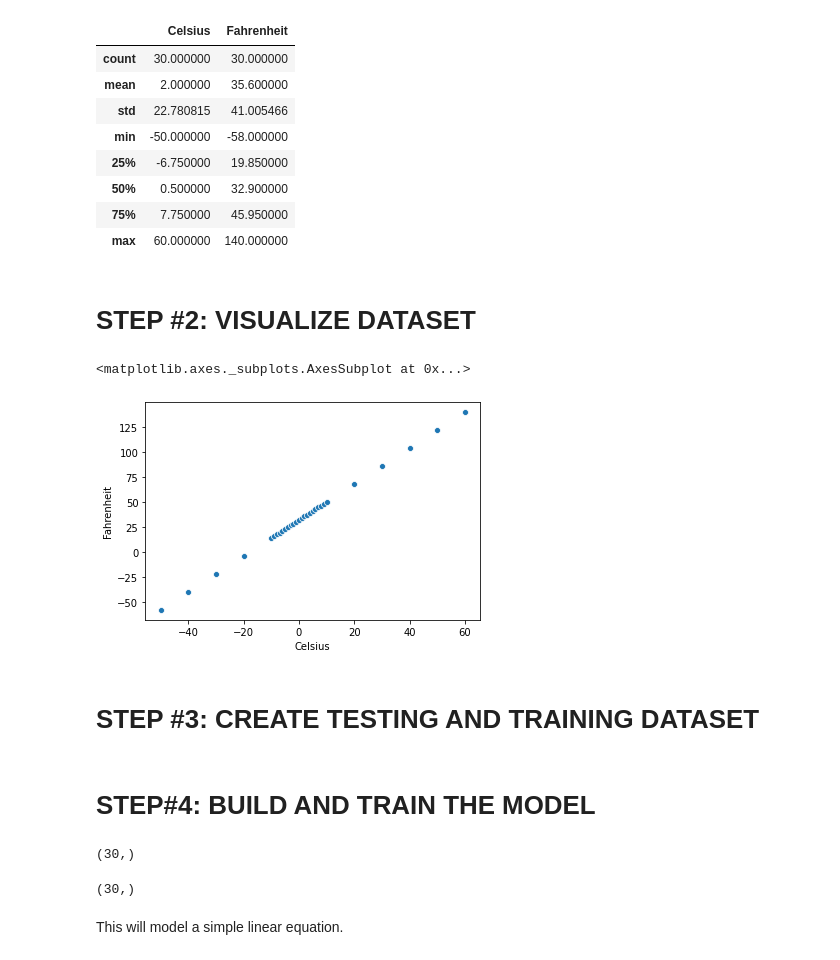
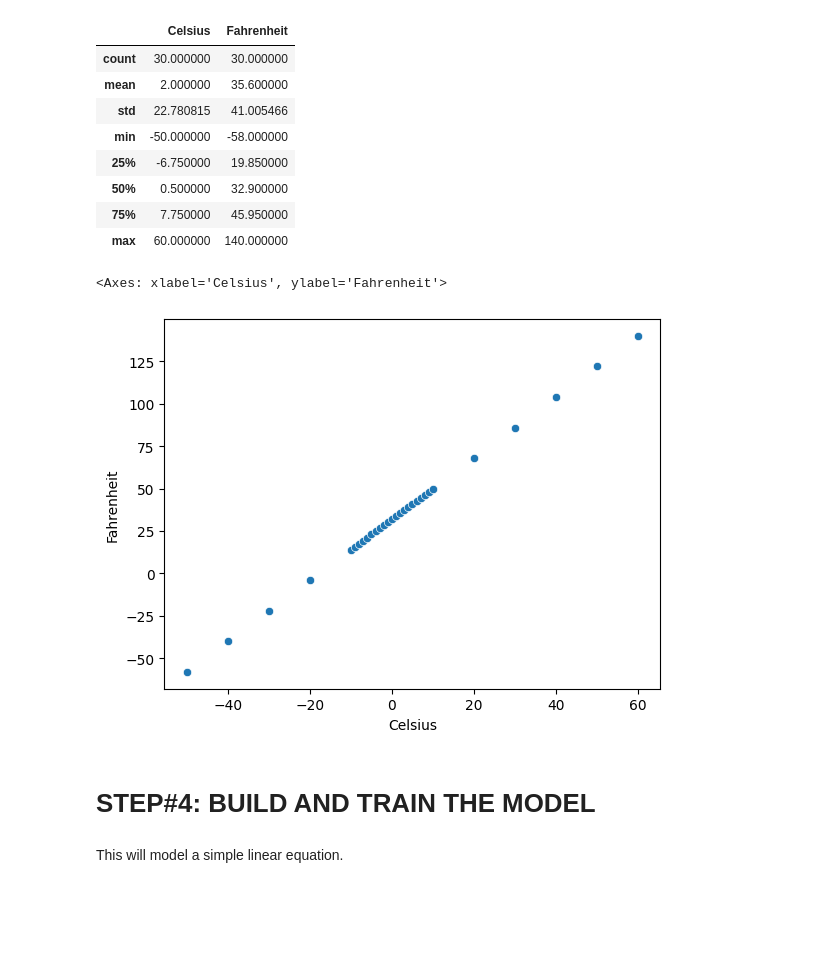
Before and after one commit to M-luthra07/deep-learning-ann-unit-1, a Jupyter notebook: 01_COLAB_Perceptron_to_Convert_C_to_F-1.ipynb, the cells around one changed output. Drawn from its saved outputs; the diff is of its cells as text; code cells hidden in the pictures; blank space fills up the shorter version.

```diff
--- a/01_COLAB_Perceptron_to_Convert_C_to_F-1.ipynb
+++ b/01_COLAB_Perceptron_to_Convert_C_to_F-1.ipynb
@@ -111,12 +91,3 @@ Temperature_df.describe()
 | 50% | 0.500000 | 32.900000 |
 | 75% | 7.750000 | 45.950000 |
 | max | 60.000000 | 140.000000 |
-# %% [markdown]
-# STEP #2: VISUALIZE DATASET
-# %%
-sns.scatterplot(Temperature_df['Celsius'], Temperature_df['Fahrenheit'])
-# %% [output]
-<matplotlib.axes._subplots.AxesSubplot at 0x...>
-[figure, removed]
-# %% [markdown]
-# STEP #3: CREATE TESTING AND TRAINING DATASET
@@ -126,10 +94,7 @@ y_train = Temperature_df['Fahrenheit']
+# %%
+sns.scatterplot(x='Celsius', y='Fahrenheit', data=Temperature_df)
+# %% [output]
+<Axes: xlabel='Celsius', ylabel='Fahrenheit'>
+[figure, added]
 # %% [markdown]
 # STEP#4: BUILD AND TRAIN THE MODEL
-# %%
-X_train.shape
-# %% [output]
-(30,)
-# %%
-y_train.shape
-# %% [output]
-(30,)
```
Also changed, not shown: parts of 21 cells of this notebook.
